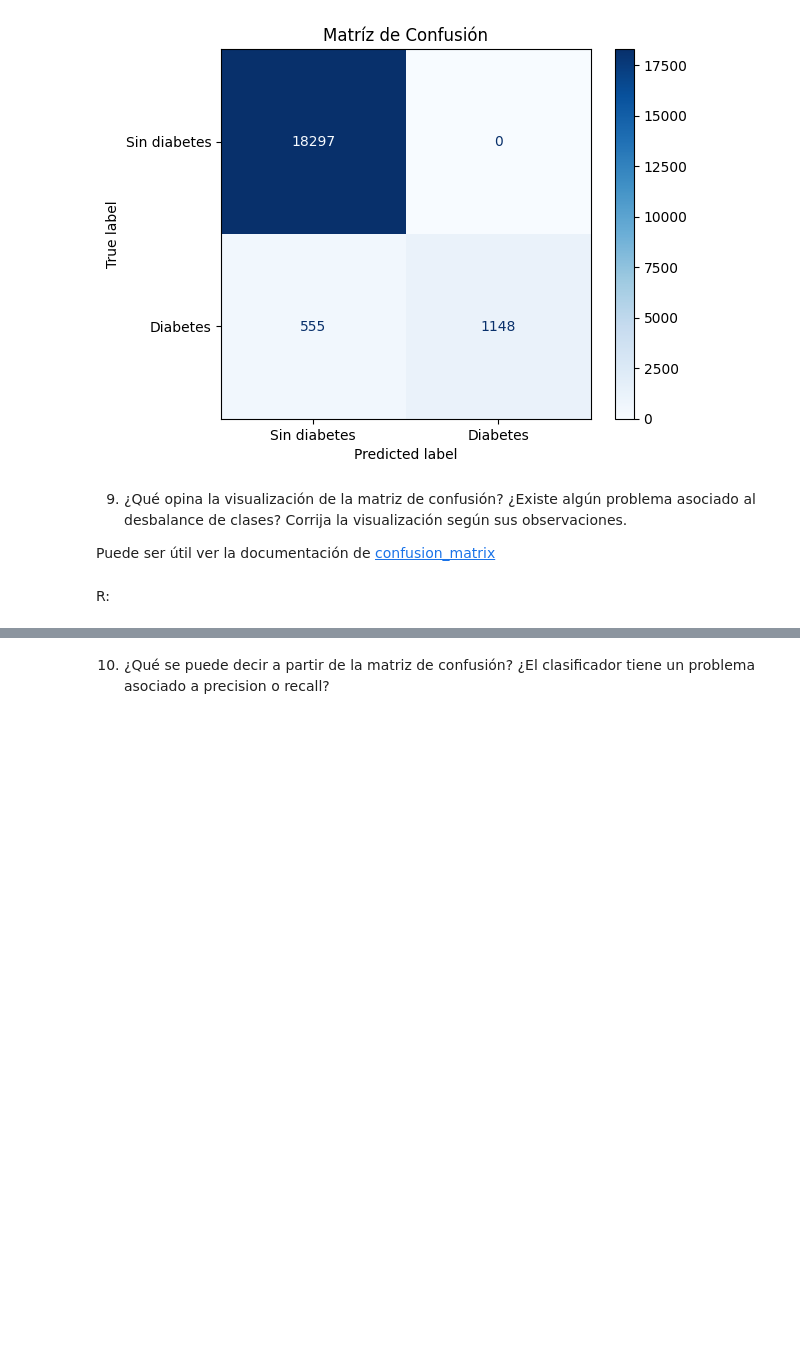
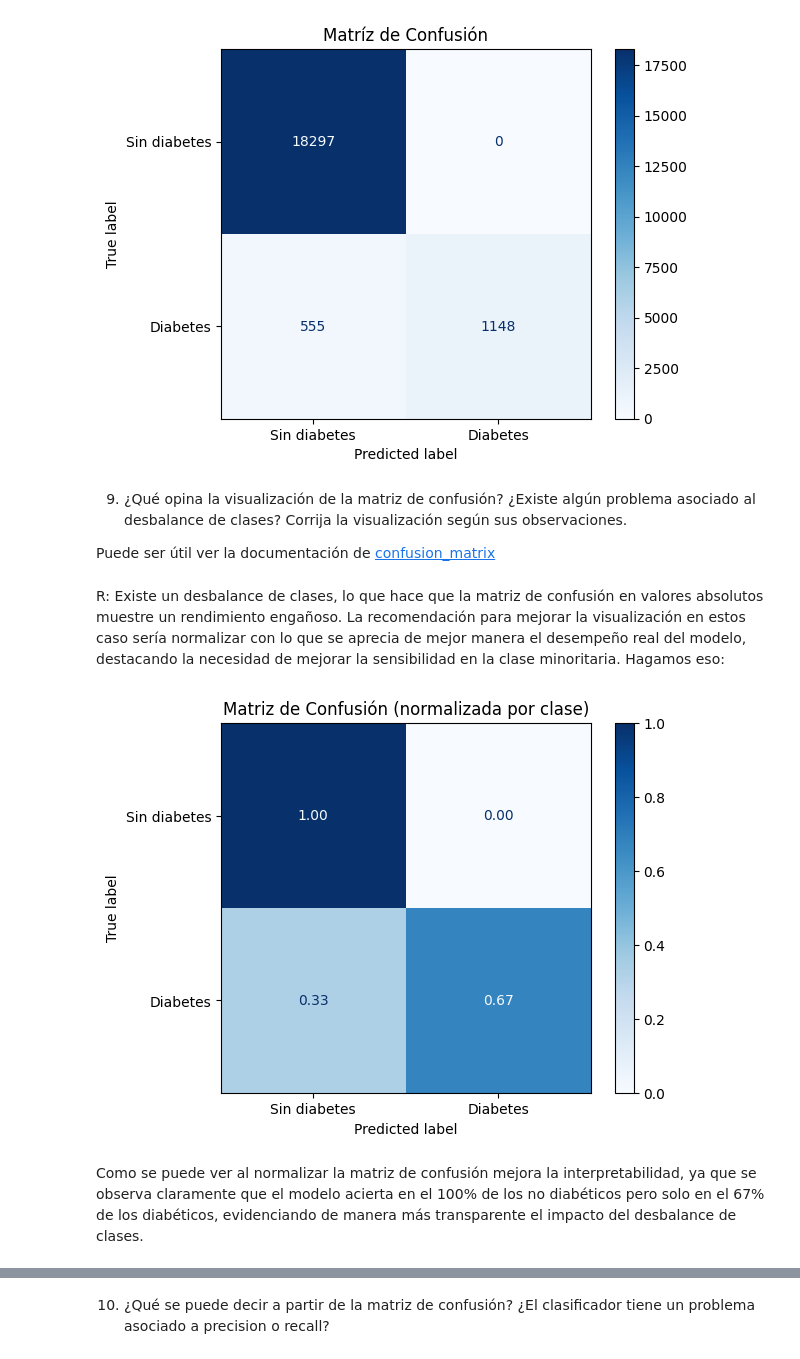
Before and after one commit to chucrutt/mineria_datos_CC5205, a Jupyter notebook: Lab2/Laboratorio_2.ipynb, the cells around one changed output, grey strips where cells are left out. Cells and saved outputs as stored; diff of their text form; code cells hidden in the pictures; blank space fills up the shorter version.

```diff
--- a/Lab2/Laboratorio_2.ipynb
+++ b/Lab2/Laboratorio_2.ipynb
@@ -179,8 +328,21 @@ plt.show()
 9. ¿Qué opina la visualización de la matriz de confusión? ¿Existe algún problema asociado al desbalance de clases? Corrija la visualización según sus observaciones.
 
 Puede ser útil ver la documentación de [confusion_matrix](https://scikit-learn.org/stable/modules/generated/sklearn.metrics.confusion_matrix.html)
-# %% [markdown]
-R:
+# %% [markdown]
+R:  Existe un desbalance de clases, lo que hace que la matriz de confusión en valores absolutos muestre un rendimiento engañoso. La recomendación para mejorar la visualización en estos caso sería normalizar con lo que se aprecia de mejor manera el desempeño real del modelo, destacando la necesidad de mejorar la sensibilidad en la clase minoritaria. Hagamos eso:
+# %%
+# Matriz de confusión normalizada (proporción por clase real)
+cm_norm = confusion_matrix(y_test, y_pred, normalize='true')
+
+disp = ConfusionMatrixDisplay(confusion_matrix=cm_norm,
+                              display_labels=['Sin diabetes', 'Diabetes'])
+disp.plot(cmap='Blues', values_format=".2f")
+plt.title('Matriz de Confusión (normalizada por clase)')
+plt.show()
+# %% [output]
+[figure, added]
+# %% [markdown]
+Como se puede ver al normalizar la matriz de confusión mejora la interpretabilidad, ya que se observa claramente que el modelo acierta en el 100% de los no diabéticos pero solo en el 67% de los diabéticos, evidenciando de manera más transparente el impacto del desbalance de clases.
 # %%
 cm = confusion_matrix(y_test, y_pred)
 
```
Also changed, not shown: parts of 33 cells of this notebook, 1 other file.
